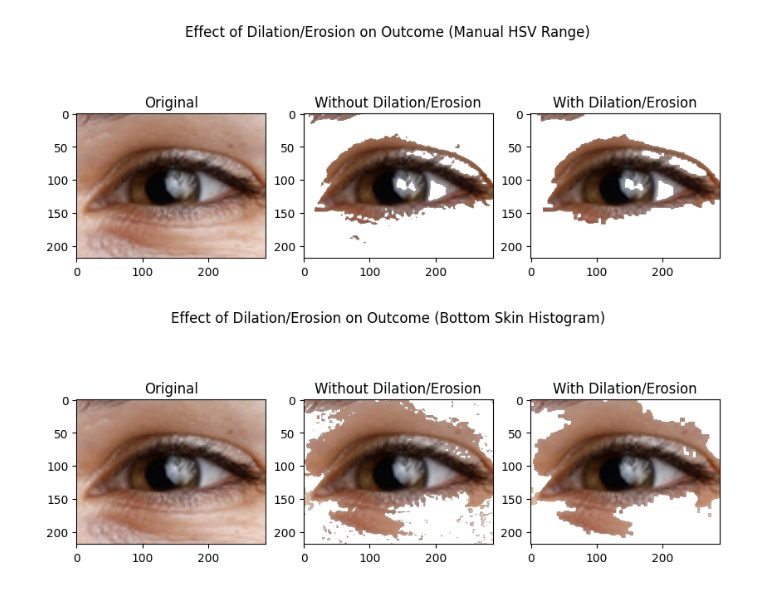
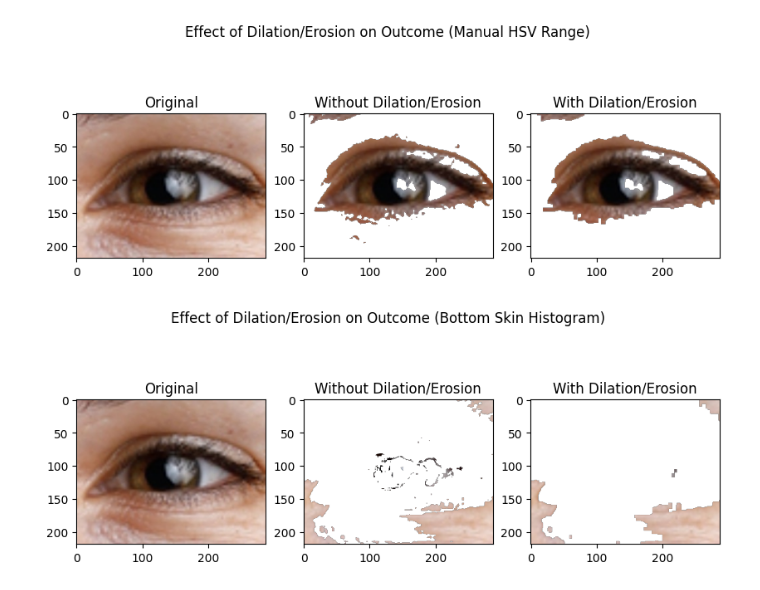
Before and after one commit to ethanrasmussen/EyeTraumaAnalysis, a Jupyter notebook: src/notebooks/segmentation_testing.ipynb, the cells around one changed output. Saved outputs shown, nothing was run; the diff lists cells and outputs as text; code cells hidden in the pictures.

Commit message:
pupil mask attempt

```diff
--- a/src/notebooks/segmentation_testing.ipynb
+++ b/src/notebooks/segmentation_testing.ipynb
@@ -51,38 +51,43 @@ def show_image_seg_approaches(image, plot_region_boundaries=False):
     ht, wd, ch = img_hsv.shape;
     center = (int(wd/2),int(ht/2));
     bottom_region_cutoff = int(ht*95/100)
     kernel = np.ones((int(wd/50),int(ht/50)),np.uint8)
 
     # get bottom region as ground truth for skin
     region_hsv1 = img_hsv[bottom_region_cutoff:,:,:3]  # :3 removes alpha channel
     percentiles1 = np.quantile(region_hsv1,[0.01, 0.99], axis=[0,1])
 
     # pupil histogram data
     center_region_mask = np.zeros(img_hsv.shape[:2]);
     center_region_mask = cv2.circle(center_region_mask, center, int(ht/10), 255, -1)
     center_region_hsv = img_hsv.reshape( (-1,ch) )[center_region_mask.flatten().astype(bool),:] # flatten circle array
     percentiles2 = np.quantile(center_region_hsv,[0.01, 0.99], axis=[0])
 
+    ### MASK OUT SKIN
+    skin_threshold = cv2.inRange(img_hsv, percentiles1[0], percentiles1[1])
+    target1 = cv2.bitwise_and(image.img,image.img, mask=~skin_threshold)
+    st_m = cv2.morphologyEx(skin_threshold, cv2.MORPH_CLOSE, kernel) # Erosion then Dilation
+    st_m = cv2.morphologyEx(st_m, cv2.MORPH_OPEN, kernel) # Dilation then Erosion
+    target2 = cv2.bitwise_and(image.img,image.img, mask=~st_m)
 
-    frame_threshold = cv2.inRange(img_hsv, percentiles1[0], percentiles1[1])
-    # frame_threshold = cv2.inRange(img_hsv, (0, 0, 00), (255, 255,160))
-    target1 = cv2.bitwise_and(image.img,image.img, mask=~frame_threshold)
-
-    frame_threshold_morphology = cv2.morphologyEx(frame_threshold, cv2.MORPH_CLOSE, kernel) # Erosion then Dilation
-    frame_threshold_morphology = cv2.morphologyEx(frame_threshold_morphology, cv2.MORPH_OPEN, kernel) # Dilation then Erosion
-    target2 = cv2.bitwise_and(image.img,image.img, mask=~frame_threshold_morphology)
+    ### MASK OUT PUPIL
+    pupil_threshold = cv2.inRange(img_hsv, percentiles2[0], percentiles2[1])
+    target1 = cv2.bitwise_and(image.img,image.img, mask=~pupil_threshold)
+    pt_m = cv2.morphologyEx(pupil_threshold, cv2.MORPH_CLOSE, kernel) # Erosion then Dilation
+    pt_m = cv2.morphologyEx(pt_m, cv2.MORPH_OPEN, kernel) # Dilation then Erosion
+    target2 = cv2.bitwise_and(image.img,image.img, mask=~pt_m)
 
     fig, axs = plt.subplots(1, 3, figsize=(10,4))
     axs[0].imshow(image.img);
     axs[0].set_title("Original");
     axs[1].imshow(target1);
     axs[1].set_title("Without Dilation/Erosion");
     axs[2].imshow(target2);
     axs[2].set_title("With Dilation/Erosion");
     fig.suptitle("Effect of Dilation/Erosion on Outcome (Bottom Skin Histogram)");
 
 
 image = EyeTraumaAnalysis.Image("data/01_raw/11006.jpg")
 show_image_seg_approaches(image, plot_region_boundaries=False)
 # %% [output]
-[figure, old version]
+[figure, new version]
```
